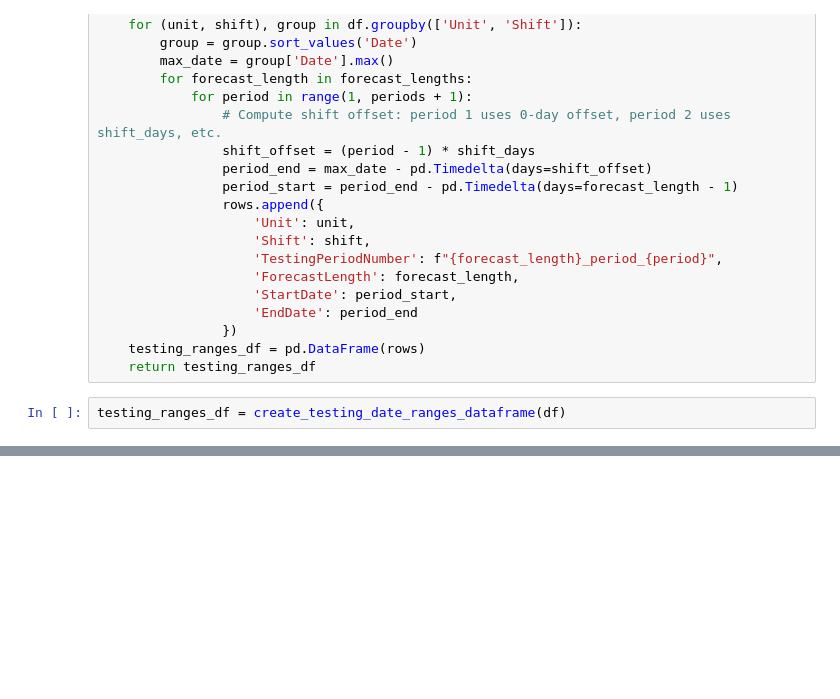
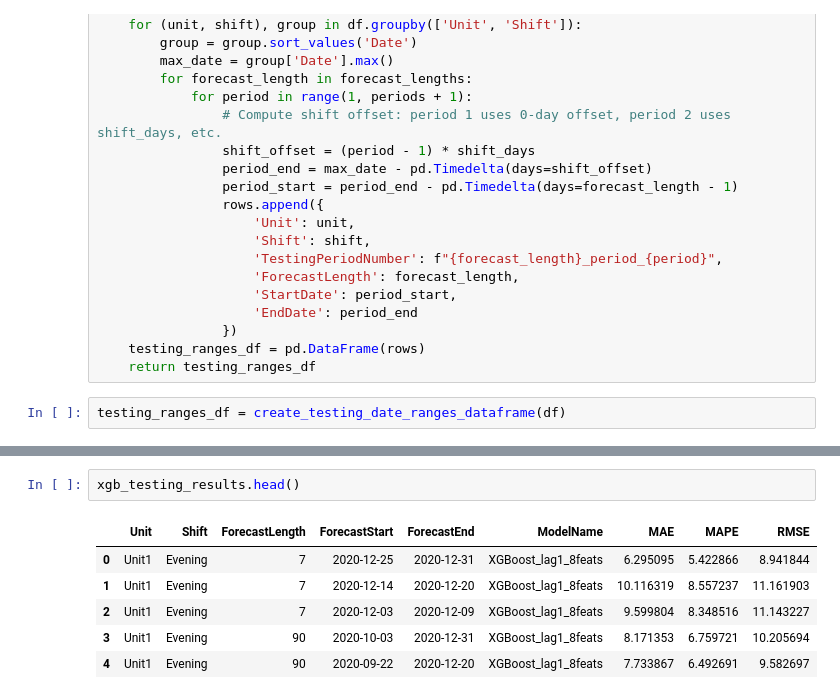
Before and after one commit to tyler-otoole/time-series-playground, a Jupyter notebook: notebooks/auto_model_selection.ipynb, the cells around one changed output, grey strips where cells are left out. Cells and saved outputs as stored; diff of their text form; blank space fills up the shorter version.

```diff
--- a/notebooks/auto_model_selection.ipynb
+++ b/notebooks/auto_model_selection.ipynb
@@ -348,0 +550,9 @@ model_testing_results.head()
+# %%
+xgb_testing_results.head()
+# %% [output]
+|  | Unit | Shift | ForecastLength | ForecastStart | ForecastEnd | ModelName | MAE | MAPE | RMSE |
+| 0 | Unit1 | Evening | 7 | 2020-12-25 | 2020-12-31 | XGBoost_lag1_8feats | 6.295095 | 5.422866 | 8.941844 |
+| 1 | Unit1 | Evening | 7 | 2020-12-14 | 2020-12-20 | XGBoost_lag1_8feats | 10.116319 | 8.557237 | 11.161903 |
+| 2 | Unit1 | Evening | 7 | 2020-12-03 | 2020-12-09 | XGBoost_lag1_8feats | 9.599804 | 8.348516 | 11.143227 |
+| 3 | Unit1 | Evening | 90 | 2020-10-03 | 2020-12-31 | XGBoost_lag1_8feats | 8.171353 | 6.759721 | 10.205694 |
+| 4 | Unit1 | Evening | 90 | 2020-09-22 | 2020-12-20 | XGBoost_lag1_8feats | 7.733867 | 6.492691 | 9.582697 |
```
Also changed, not shown: parts of 11 cells of this notebook.
